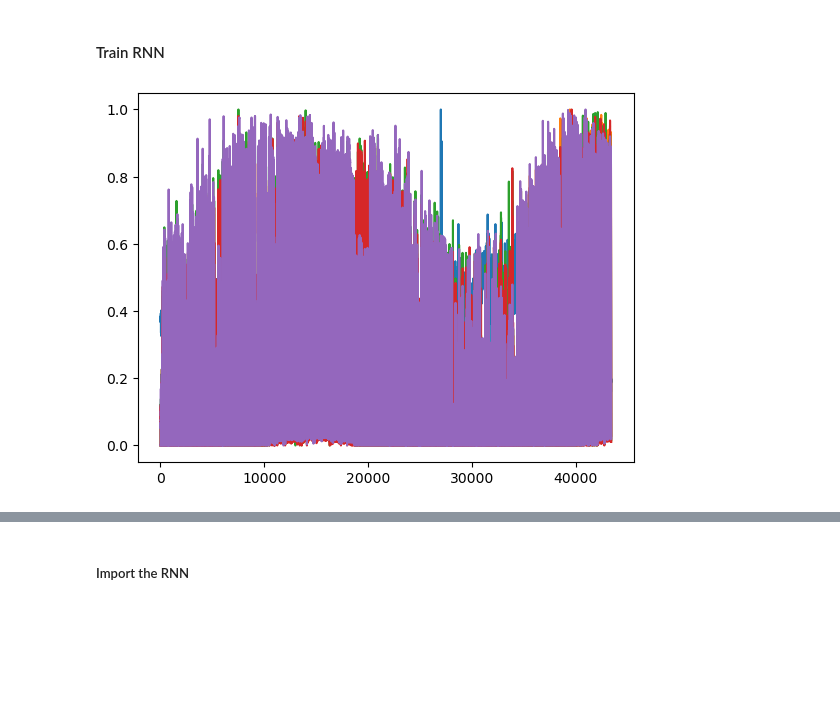
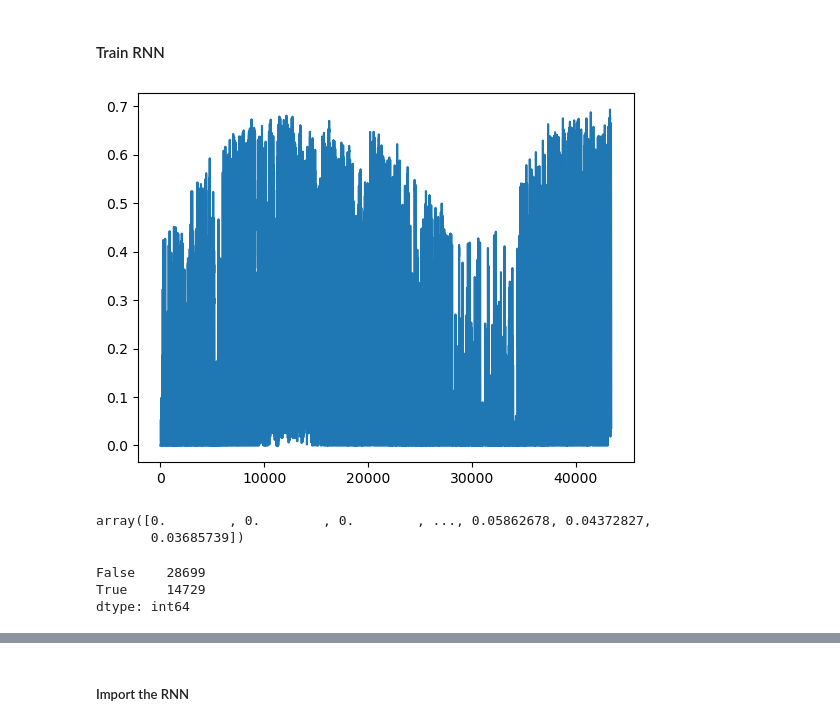
Before and after one commit to pajjaecat/Saint_Laurent_De_Jourdes, a Jupyter notebook: Multi_Input3_RNN_training.ipynb, the cells around one changed output, grey strips where cells are left out. Drawn from its saved outputs; the diff is of its cells as text; code cells hidden in the pictures; blank space fills up the shorter version.

```diff
--- a/Multi_Input3_RNN_training.ipynb
+++ b/Multi_Input3_RNN_training.ipynb
@@ -316,6 +325,17 @@ train_scaled_bin_Vrise, val_scaled_bin_Vrise = map(bin_Vrise_scaler.transform,
                                                    [df_train_bin_Vrise, df_val_bin_Vrise]
                                                    )
 # %%
-plt.plot(train_scaled_num);
+plt.plot(np.log(train_scaled_num_Vrise+1));
 # %% [output]
-[figure, old version]
+[figure, new version]
+# %%
+train_scaled_num_Vrise.reshape(-1)
+# %% [output]
+array([0.        , 0.        , 0.        , ..., 0.05862678, 0.04372827,
+       0.03685739])
+# %%
+pd.Series(train_scaled_num_Vrise.reshape(-1)==0).value_counts()
+# %% [output]
+False    28699
+True     14729
+dtype: int64
```
Also changed, not shown: parts of 10 cells of this notebook, 6 other files.
